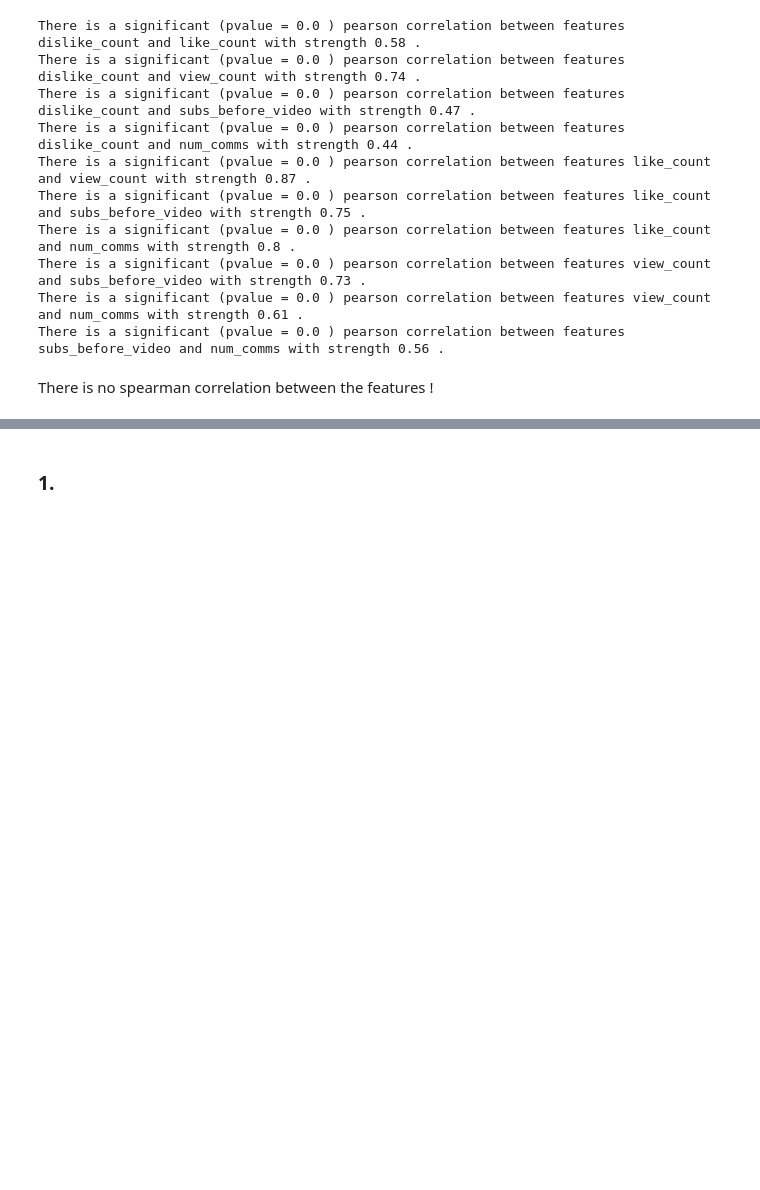
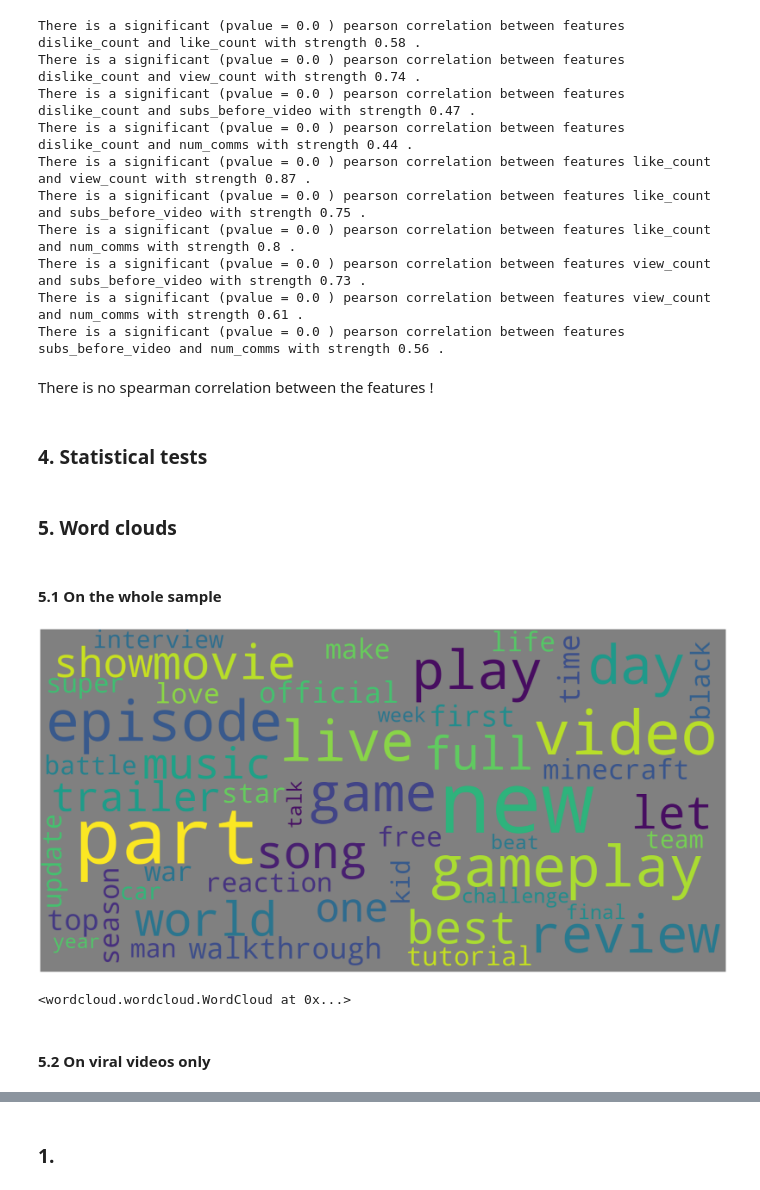
Before and after one commit to epfl-ada/ada-2022-project-fraisetagadaofficial, a Jupyter notebook: FraiseTagADAofficial-Milestone-3.ipynb, the cells around one changed output, grey strips where cells are left out. Cells and saved outputs as stored; diff of their text form; code cells hidden in the pictures; blank space fills up the shorter version.

```diff
--- a/FraiseTagADAofficial-Milestone-3.ipynb
+++ b/FraiseTagADAofficial-Milestone-3.ipynb
@@ -1195,3 +1250,46 @@ for i in range(len(colnames_numeric)) :
                       colnames_numeric[i], "and", colnames_numeric[j], "with strength", round(corr_str_spearman,2), ".")
 # %% [markdown]
 There is no spearman correlation between the features !
+# %% [markdown]
+### 4. Statistical tests
+# %% [markdown]
+### 5. Word clouds
+# %%
+token = WordPunctTokenizer()
+re_list = ['(https?://)?(www\.)?(\w+\.)?(\w+)(\.\w+)(/.+)?', '@[A-Za-z0-9_]+','#']
+combined_re = re.compile('|'.join(re_list))
+regex_pattern = re.compile(pattern = "["
+        u"\U0001F600-\U0001F64F"  # emoticons
+        u"\U0001F300-\U0001F5FF"  # symbols & pictographs
+        u"\U0001F680-\U0001F6FF"  # transport & map symbols
+        u"\U0001F1E0-\U0001F1FF"  # flags (iOS)
+                           "]+", flags = re.UNICODE)
+
+def cleaning_text(t):
+    del_amp = BeautifulSoup(t, 'lxml')
+    del_amp_text = del_amp.get_text()
+    del_link_mentions = re.sub(combined_re, '', del_amp_text)
+    del_emoticons = re.sub(regex_pattern, '', del_link_mentions)
+    lower_case = del_emoticons.lower()
+    words = token.tokenize(lower_case)
+    result_words = [x for x in words if len(x) > 2]
+    return (" ".join(result_words)).strip()
+# %% [markdown]
+#### 5.1 On the whole sample
+# %%
+string = ' '.join([cleaning_text(title) for title in metadata_sample.title])
+# %%
+stopwords = set(STOPWORDS)
+wordcloud = WordCloud(width=1600, stopwords=stopwords,height=800,max_font_size=200,max_words=50,collocations=False, background_color='grey').generate(string)
+plt.figure(figsize=(40,30))
+plt.imshow(wordcloud, interpolation="bilinear")
+plt.axis("off")
+plt.show()
+# %% [output]
+[figure, added]
+# %%
+wordcloud.to_file('title_wordcloud.png') # Saving to external file
+# %% [output]
+<wordcloud.wordcloud.WordCloud at 0x...>
+# %% [markdown]
+#### 5.2 On viral videos only
```
Also changed, not shown: parts of 36 cells of this notebook.
